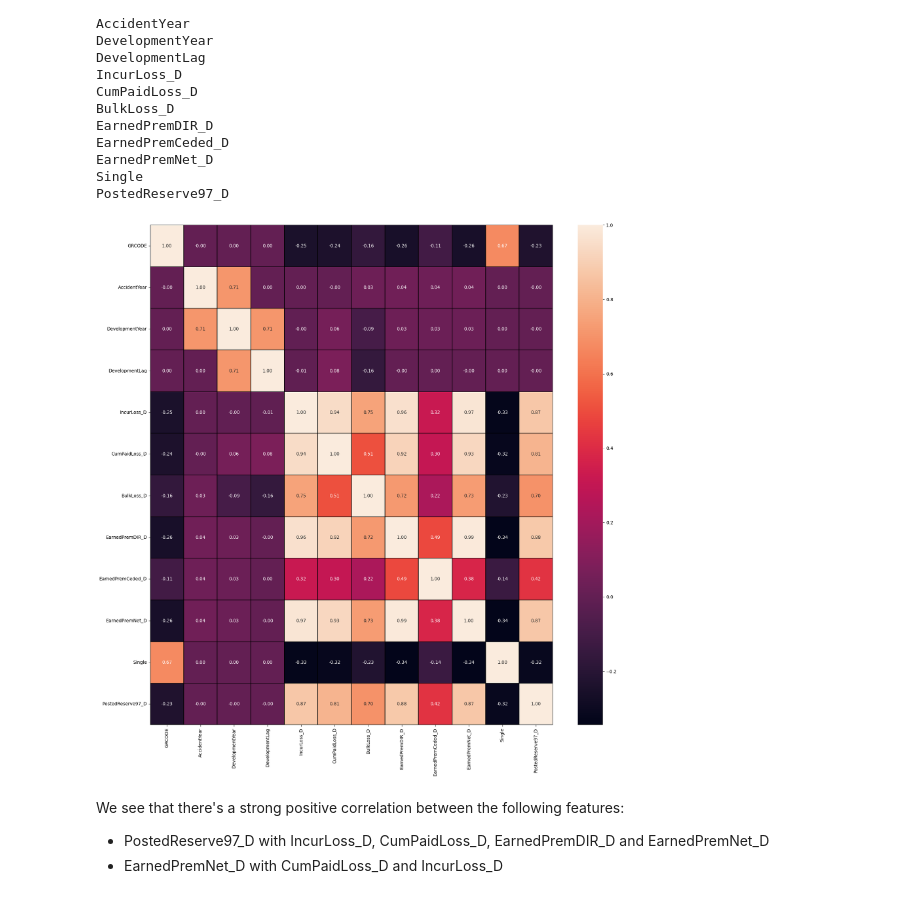
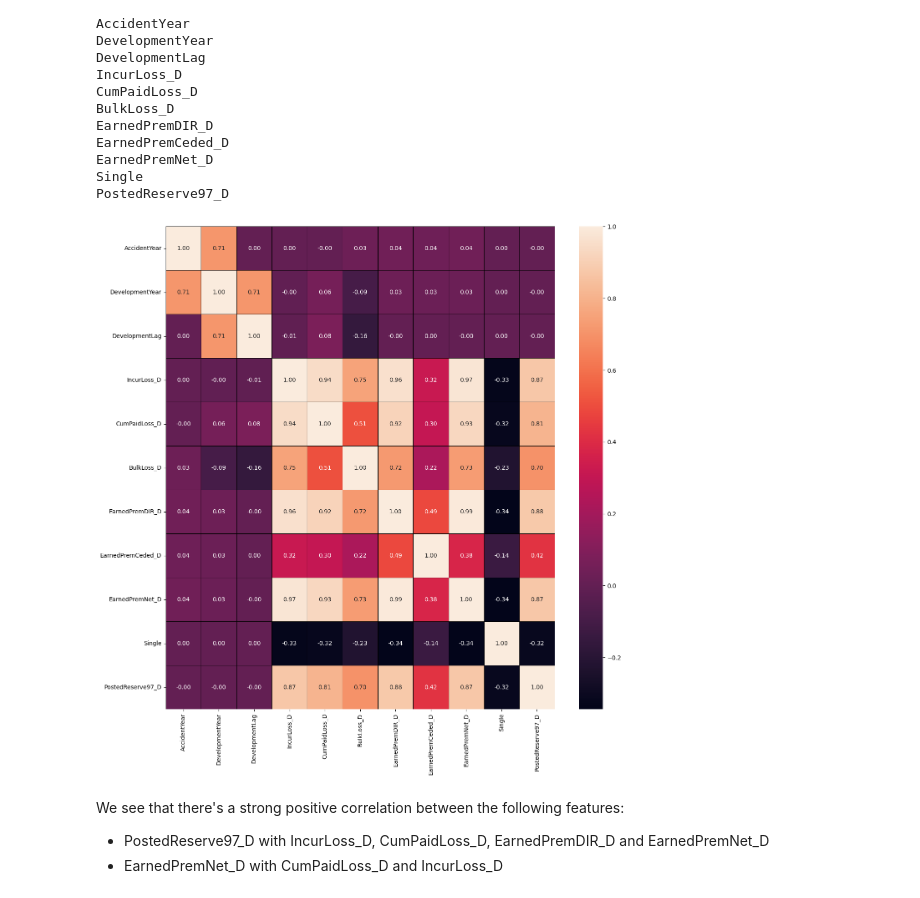
Before and after one commit to ard18/ratemaking_with_python, a Jupyter notebook: Ratemaking_Project.ipynb, the cells around one changed output. Drawn from its saved outputs; the diff is of its cells as text; code cells hidden in the pictures.

```diff
--- a/Ratemaking_Project.ipynb
+++ b/Ratemaking_Project.ipynb
@@ -58,11 +58,12 @@ Single
 PostedReserve97_D
 # %%
 # create a heatmap or correlation map for dataset
-plt.figure(figsize=(20, 20))
-sns.heatmap(dataset.corr(), annot=True, linewidths=0.2, linecolor="black", fmt=".2f")
+df_corr = dataset.drop(columns=['GRCODE','GRNAME'])
+fig, ax = plt.subplots(figsize=(15,15))
+sns.heatmap(df_corr.corr(), ax=ax, annot=True, linewidths=0.36, linecolor="black", fmt=".2f")
 plt.show()
 # %% [output]
-[figure, old version]
+[figure, new version]
 # %% [markdown]
 We see that there's a strong positive correlation between the following features:
 - PostedReserve97_D with IncurLoss_D, CumPaidLoss_D, EarnedPremDIR_D and EarnedPremNet_D
```
Also changed, not shown: parts of 19 cells of this notebook.
